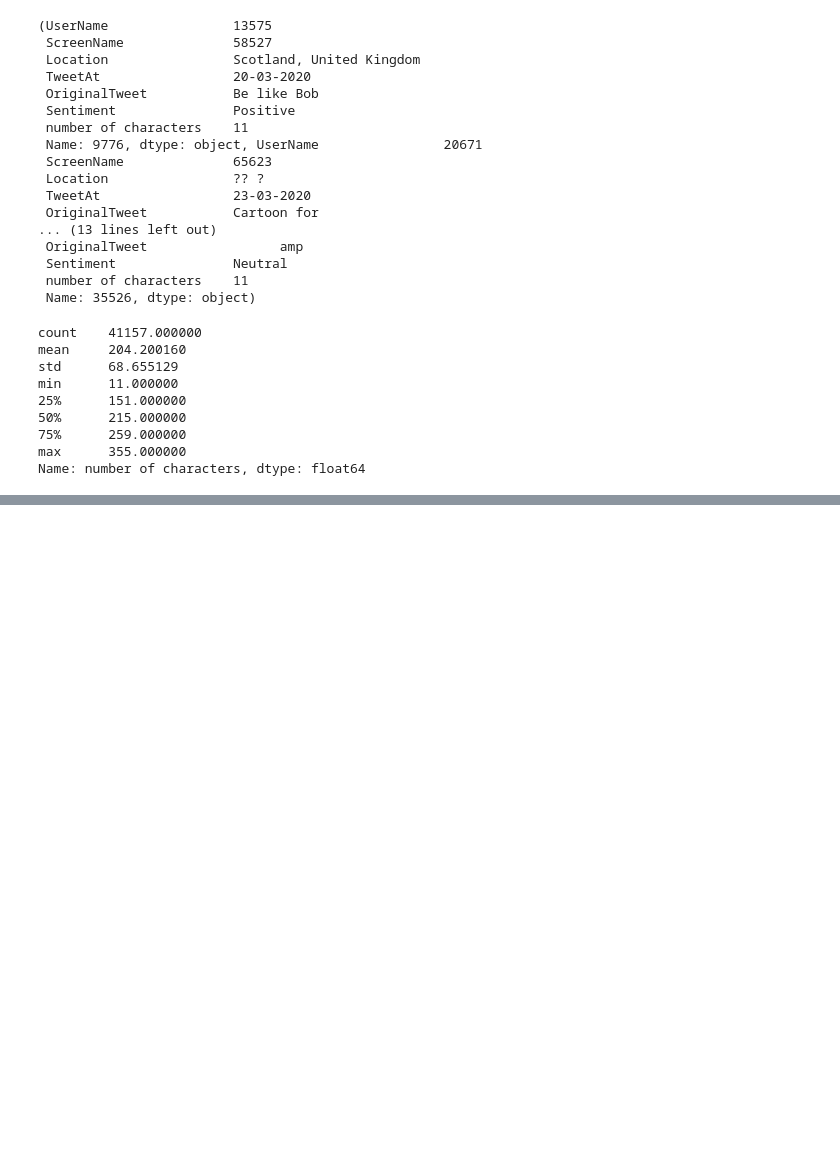
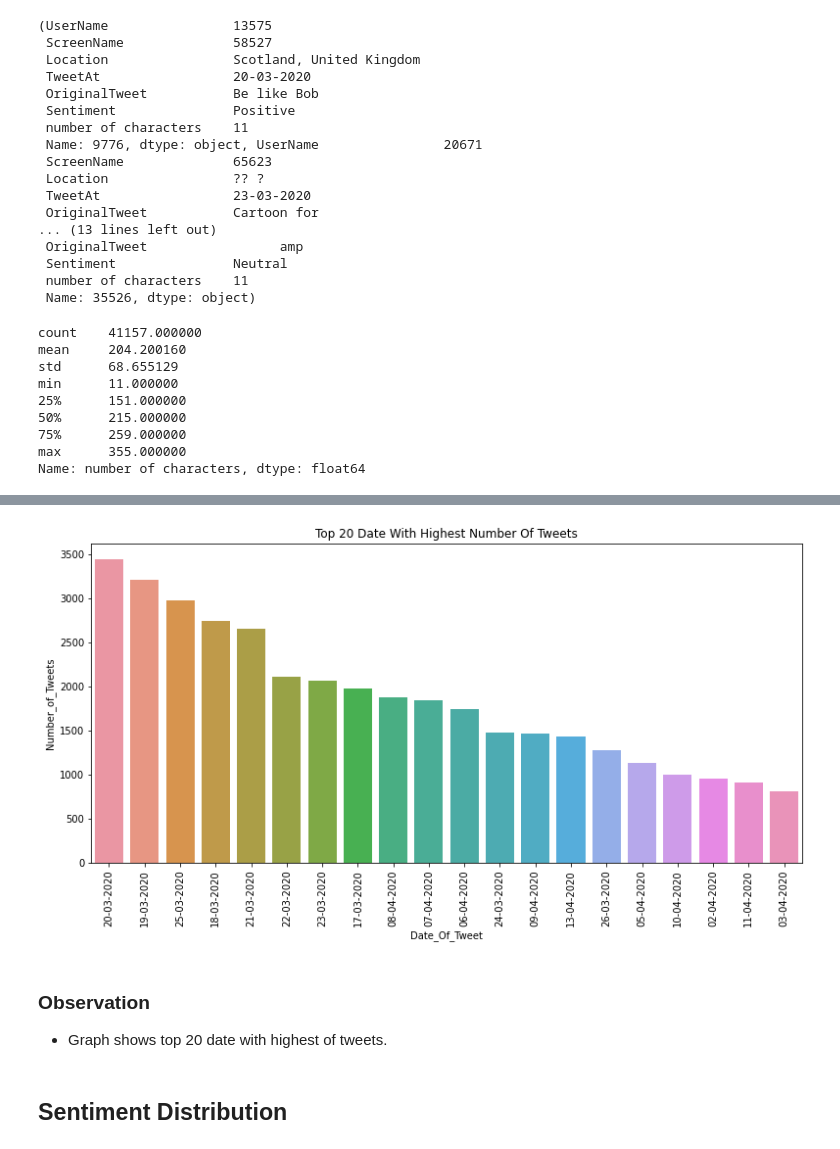
Before and after one commit to kasmintalukdar/Coronavirus-Tweet-Sentiment-Analysis, a Jupyter notebook: Coronavirus_Tweet_Sentiment_Analysis_final_by_kasmin_Capstone_Project.ipynb, the cells around one changed output, grey strips where cells are left out. Drawn from its saved outputs; the diff is of its cells as text; code cells hidden in the pictures; blank space fills up the shorter version.

```diff
--- a/Coronavirus_Tweet_Sentiment_Analysis_final_by_kasmin_Capstone_Project.ipynb
+++ b/Coronavirus_Tweet_Sentiment_Analysis_final_by_kasmin_Capstone_Project.ipynb
@@ -276,0 +328,18 @@ Name: number of characters, dtype: float64
+# %%
+#top 20 date with heighest number of tweets
+tweet_date=tweet_df['TweetAt'].value_counts().reset_index().rename(columns = {'index':'Date_Of_Tweet','TweetAt':'Number_of_Tweets'})
+tweet_date=tweet_date.sort_values(by='Number_of_Tweets',ascending=False).head(20)
+# %%
+plt.figure(figsize=(13,6))
+sns.barplot(data=tweet_date, x="Date_Of_Tweet",y="Number_of_Tweets");
+plt.xticks(rotation=90);
+plt.title('Top 20 Date With Highest Number Of Tweets');
+# %% [output]
+[figure, added]
+# %% [markdown]
+### Observation
+
+
+*   Graph shows top 20 date with highest of tweets.
+# %% [markdown]
+## Sentiment Distribution
```
Also changed, not shown: parts of 24 cells of this notebook.
